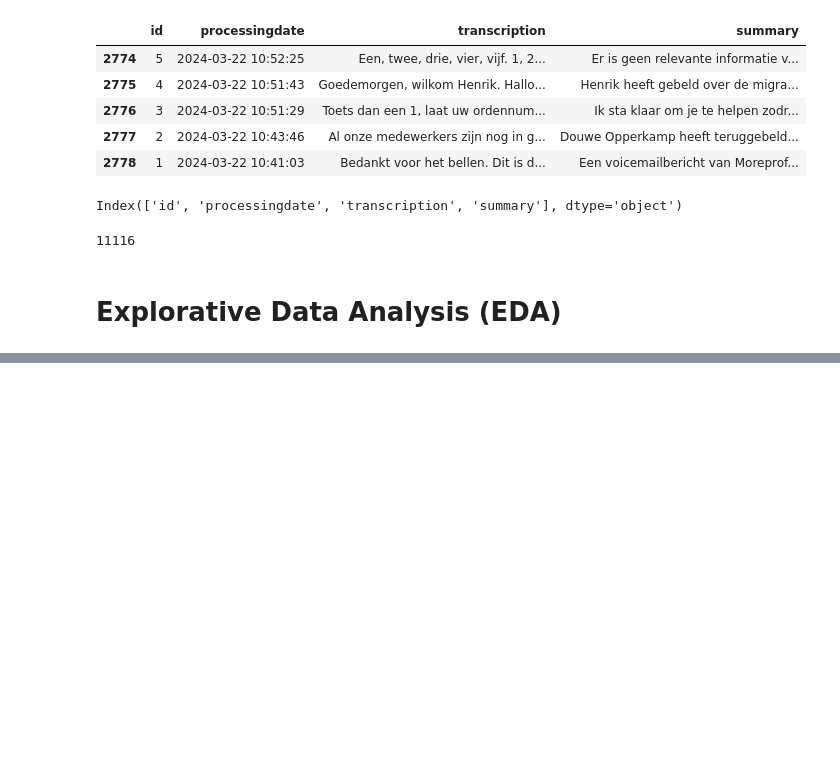
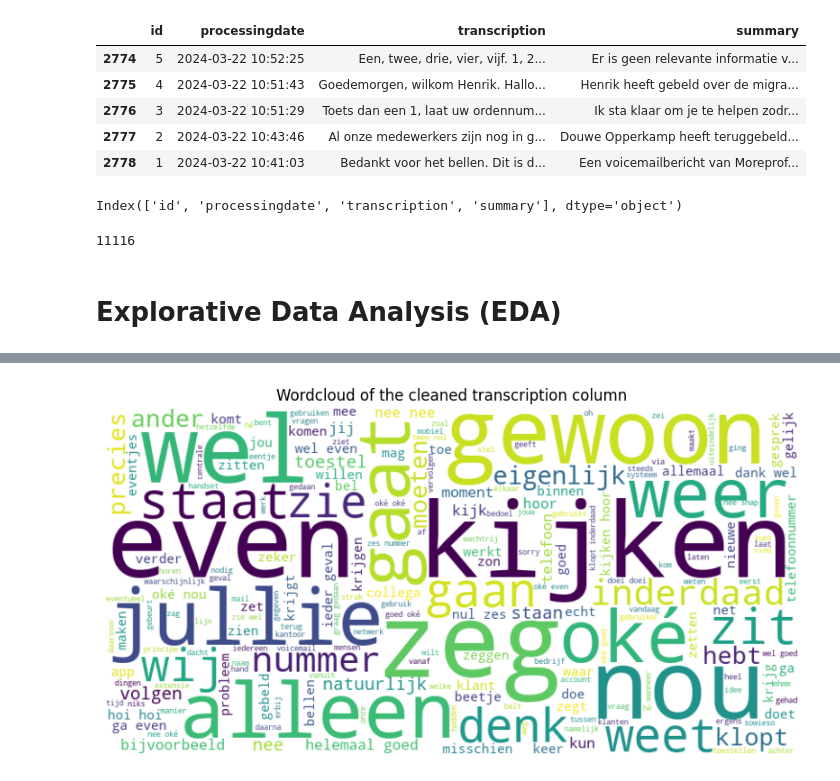
Before and after one commit to fredboneML/RECIPE_AGENT, a Jupyter notebook: notebooks/ai_analyzer.ipynb, the cells around one changed output, grey strips where cells are left out. Cells and saved outputs as stored; diff of their text form; code cells hidden in the pictures; blank space fills up the shorter version.

```diff
--- a/notebooks/ai_analyzer.ipynb
+++ b/notebooks/ai_analyzer.ipynb
@@ -81,7 +88,7 @@ import nltk
 from collections import Counter
 
 # Download the Dutch stopwords
-nltk.download('stopwords')
+# nltk.download('stopwords')
 from nltk.corpus import stopwords
 
 # Dutch stopwords list
@@ -98,22 +105,25 @@ def clean_text(text):
     words = [word for word in words if word not in dutch_stopwords]
     return " ".join(words)
 
+def generate_clean_wordcloud(df, col_name):
+    # Extract the specified column
+    col_spec = df[col_name].dropna()
 
-# Clean the summaries
-cleaned_summaries = summaries.apply(clean_text)
+    # Clean the specified column
+    cleaned_col_name = col_spec.apply(clean_text)
 
-# Combine all cleaned summaries into one text string
-cleaned_text = " ".join(cleaned_summaries)
+    # Combine all the entries of the cleaned column into one text string
+    cleaned_text = " ".join(cleaned_col_name)
 
-# Generate the word cloud
-wordcloud = WordCloud(width=800, height=400, background_color='white').generate(cleaned_text)
+    # Generate the word cloud
+    wordcloud = WordCloud(width=800, height=400, background_color='white').generate(cleaned_text)
 
-# Display the word cloud
-plt.figure(figsize=(10, 5))
-plt.imshow(wordcloud, interpolation='bilinear')
-plt.title('Wordcloud of the cleaned summary column')
-plt.axis('off')
-plt.show()
+    # Display the word cloud
+    plt.figure(figsize=(10, 5))
+    plt.imshow(wordcloud, interpolation='bilinear')
+    plt.title(f'Wordcloud of the cleaned {col_name} column')
+    plt.axis('off')
+    plt.show()
 # %% [output]
 [nltk_data] Downloading package stopwords to
 [nltk_data]     /Users/fredbone/nltk_data...
@@ -121,0 +131,4 @@ plt.show()
+# %%
+generate_clean_wordcloud(df=df, col_name='transcription')
+# %% [output]
+[figure, added]
```
Also changed, not shown: parts of 17 cells of this notebook.
